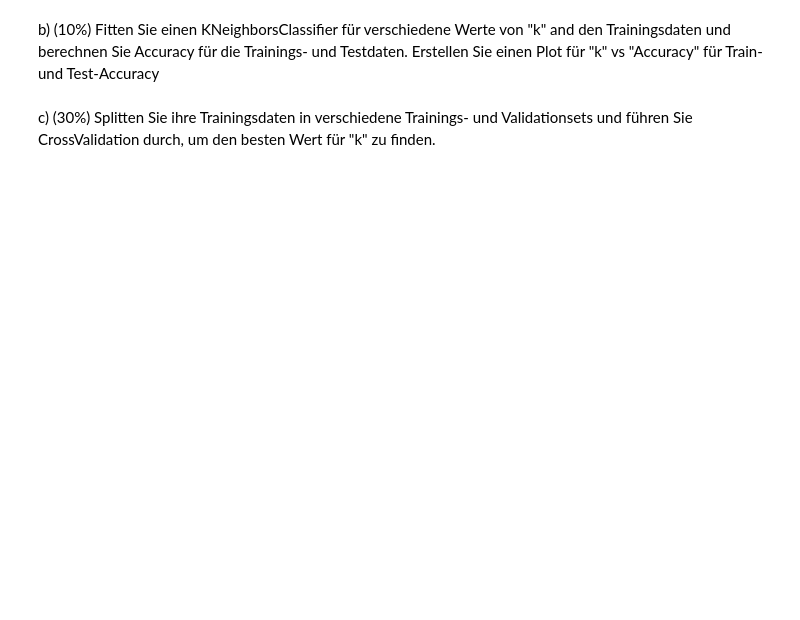
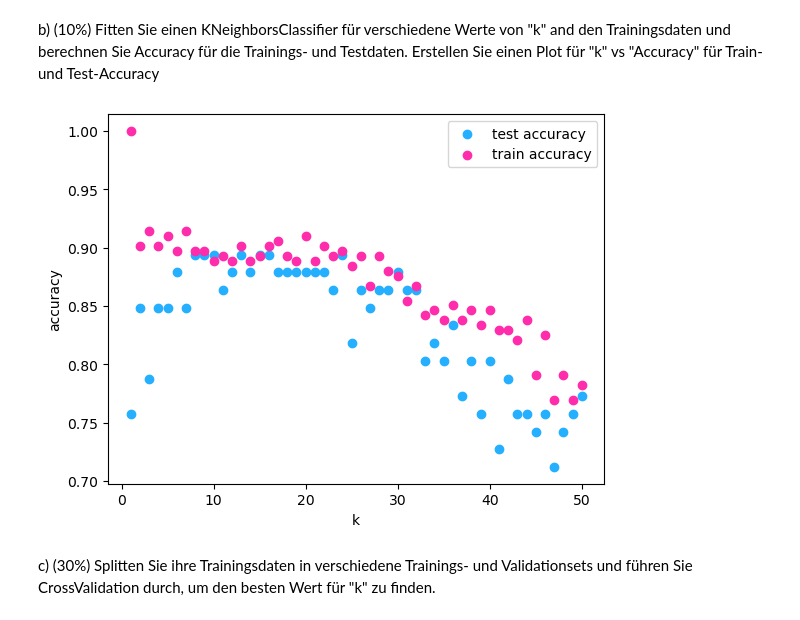
Before and after one commit to olehae/DS1, a Jupyter notebook: Hausaufgabe07.ipynb, the cells around one changed output. Saved outputs shown, nothing was run; the diff lists cells and outputs as text; code cells hidden in the pictures; blank space fills up the shorter version.

```diff
--- a/Hausaufgabe07.ipynb
+++ b/Hausaufgabe07.ipynb
@@ -206,4 +228,51 @@ a) (10%) Laden Sie die Daten "ex2_samples.npy" und "ex2_labels.npy" und visualis
 # %% [markdown]
 b) (10%) Fitten Sie einen KNeighborsClassifier für verschiedene Werte von "k" and den Trainingsdaten und berechnen Sie Accuracy für die Trainings- und Testdaten. Erstellen Sie einen Plot für "k" vs "Accuracy" für Train- und Test-Accuracy
+# %%
+import random
+
+acc_test = []
+acc_train = []
+k = [i for i in range(1,51)]
+x_train = []
+x_test = []
+y_train = []
+y_test = []
+
+# Split data in train and test data
+for i in range(len(samples)):
+        if random.uniform(0, 1) >= 0.25:
+            x_train.append(samples[i])
+            y_train.append(labels[i])
+        else:
+            x_test.append(samples[i])
+            y_test.append(labels[i])
+
+# Compute accuracy
+def accuracy(test, pred):
+    correct = 0
+    for j in range(len(test)):
+        if test[j] == pred[j]:
+            correct += 1
+    return correct/len(test)
+
+# Make predictions for differenk k values and add them to lists
+for i in range(1, 51):
+    knn = neighbors.KNeighborsClassifier(n_neighbors=i)
+    knn.fit(x_train, y_train)
+
+    y_pred1 = knn.predict(x_test)
+    acc_test.append(accuracy(y_test, y_pred1))
+
+    y_pred2 = knn.predict(x_train)
+    acc_train.append(accuracy(y_train, y_pred2))
+
+test = plt.scatter(k, acc_test, color=color1, label="test accuracy")
+train = plt.scatter(k, acc_train, color=color2, label="train accuracy")
+plt.xlabel("k")
+plt.ylabel("accuracy")
+plt.legend()
+plt.show()
+# %% [output]
+[figure, added]
 # %% [markdown]
 c) (30%) Splitten Sie ihre Trainingsdaten in verschiedene Trainings- und Validationsets und führen Sie CrossValidation durch, um den besten Wert für "k" zu finden.
```
Also changed, not shown: parts of 2 cells of this notebook.
